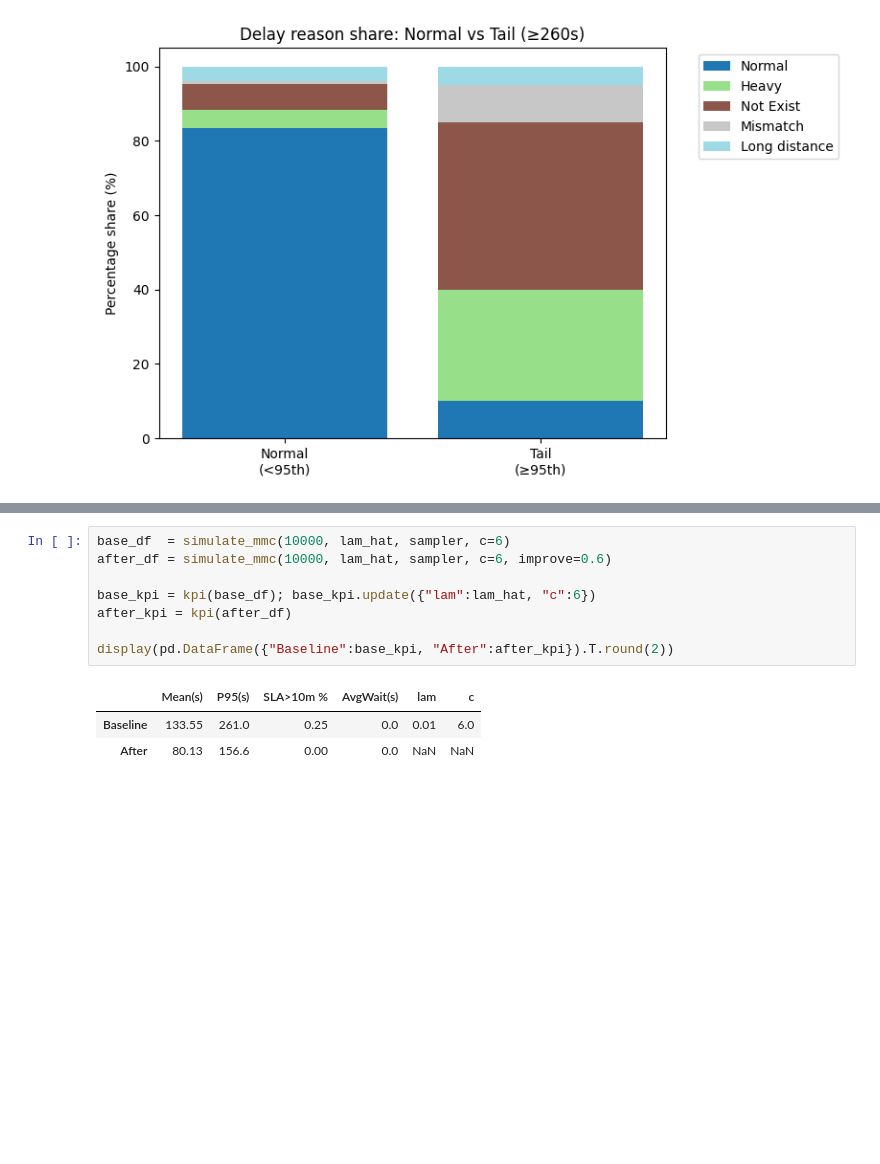
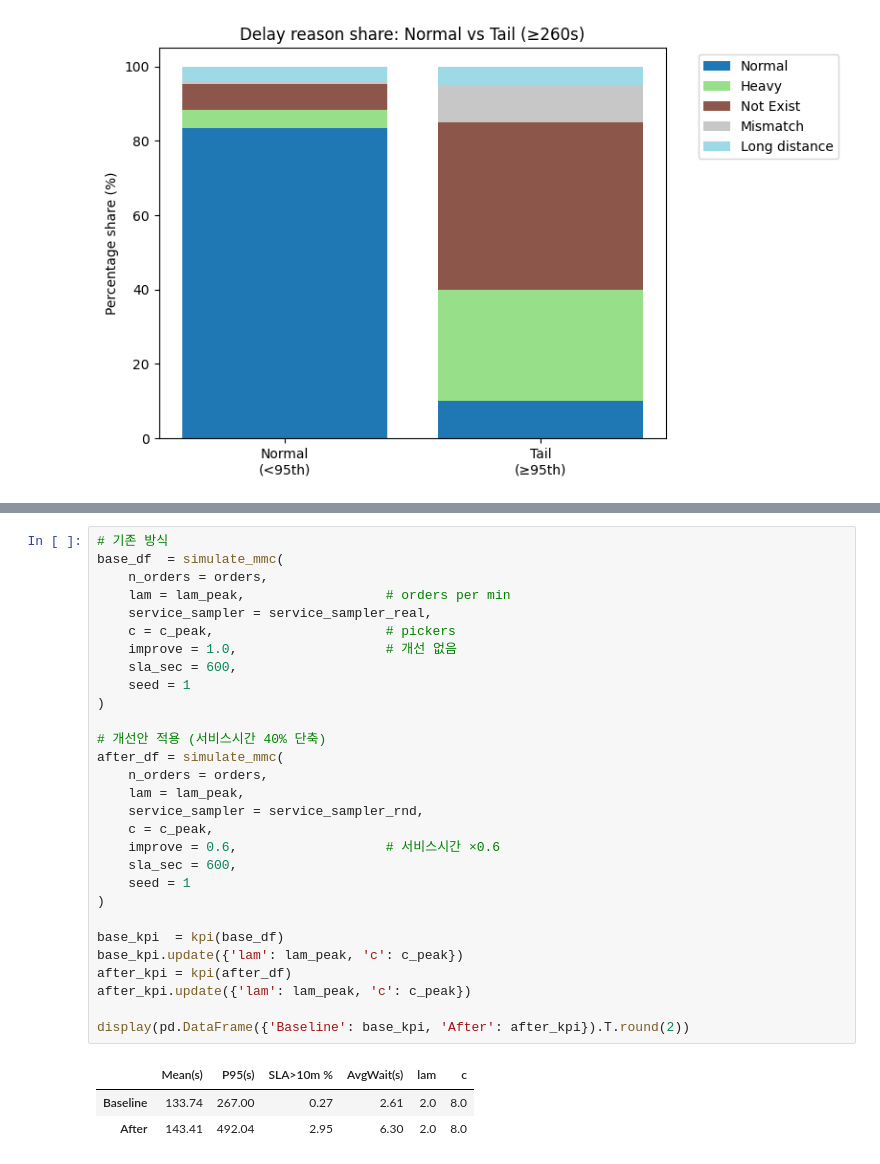
Before and after one commit to hoyeonj981/MyColab, a Jupyter notebook: MMC_MC_Sim.ipynb, the cells around one changed output, grey strips where cells are left out. Cells and saved outputs as stored; diff of their text form; blank space fills up the shorter version.

```diff
--- a/MMC_MC_Sim.ipynb
+++ b/MMC_MC_Sim.ipynb
@@ -165,12 +181,33 @@ Estimated λ = 0.01 orders/min, sample size = 384
 # %%
-base_df  = simulate_mmc(10000, lam_hat, sampler, c=6)
-after_df = simulate_mmc(10000, lam_hat, sampler, c=6, improve=0.6)
+# 기존 방식
+base_df  = simulate_mmc(
+    n_orders = orders,
+    lam = lam_peak,                  # orders per min
+    service_sampler = service_sampler_real,
+    c = c_peak,                      # pickers
+    improve = 1.0,                   # 개선 없음
+    sla_sec = 600,
+    seed = 1
+)
 
-base_kpi = kpi(base_df); base_kpi.update({"lam":lam_hat, "c":6})
+# 개선안 적용 (서비스시간 40% 단축)
+after_df = simulate_mmc(
+    n_orders = orders,
+    lam = lam_peak,
+    service_sampler = service_sampler_rnd,
+    c = c_peak,
+    improve = 0.6,                   # 서비스시간 ×0.6
+    sla_sec = 600,
+    seed = 1
+)
+
+base_kpi  = kpi(base_df)
+base_kpi.update({'lam': lam_peak, 'c': c_peak})
 after_kpi = kpi(after_df)
+after_kpi.update({'lam': lam_peak, 'c': c_peak})
 
-display(pd.DataFrame({"Baseline":base_kpi, "After":after_kpi}).T.round(2))
+display(pd.DataFrame({'Baseline': base_kpi, 'After': after_kpi}).T.round(2))
 # %% [output]
 |  | Mean(s) | P95(s) | SLA>10m % | AvgWait(s) | lam | c |
-| Baseline | 133.55 | 261.0 | 0.25 | 0.0 | 0.01 | 6.0 |
-| After | 80.13 | 156.6 | 0.00 | 0.0 | NaN | NaN |
+| Baseline | 133.74 | 267.00 | 0.27 | 2.61 | 2.0 | 8.0 |
+| After | 143.41 | 492.04 | 2.95 | 6.30 | 2.0 | 8.0 |
```
Also changed, not shown: parts of 15 cells of this notebook.
